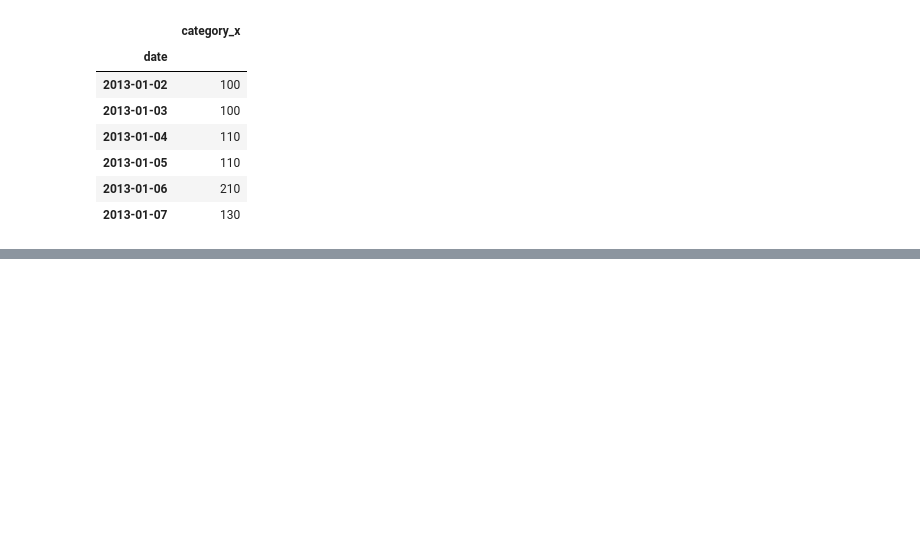
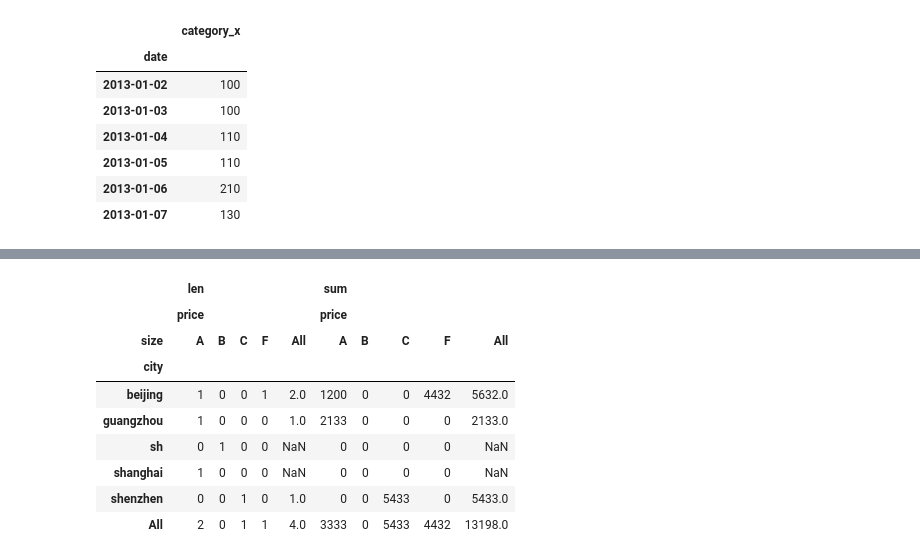
Before and after one commit to shulu/python_note, a Jupyter notebook: jupyternotebook/像Excel一样使用Python进行数据分析.ipynb, the cells around one changed output, grey strips where cells are left out. Drawn from its saved outputs; the diff is of its cells as text; code cells hidden in the pictures; blank space fills up the shorter version.

```diff
--- a/jupyternotebook/像Excel一样使用Python进行数据分析.ipynb
+++ b/jupyternotebook/像Excel一样使用Python进行数据分析.ipynb
@@ -516,0 +624,14 @@ pd.DataFrame(category.str[:3])
+# %%
+#数据透视表
+pd.pivot_table(df_inner, index=["city"], values=["price"], columns=["size"], aggfunc=[len, np.sum], fill_value=0, margins=True)
+# %% [output]
+|  | len |  |  |  |  | sum |  |  |  |  |
+|  | price |  |  |  |  | price |  |  |  |  |
+| size | A | B | C | F | All | A | B | C | F | All |
+| city |  |  |  |  |  |  |  |  |  |  |
+| beijing | 1 | 0 | 0 | 1 | 2.0 | 1200 | 0 | 0 | 4432 | 5632.0 |
+| guangzhou | 1 | 0 | 0 | 0 | 1.0 | 2133 | 0 | 0 | 0 | 2133.0 |
+| sh | 0 | 1 | 0 | 0 | NaN | 0 | 0 | 0 | 0 | NaN |
+| shanghai | 1 | 0 | 0 | 0 | NaN | 0 | 0 | 0 | 0 | NaN |
+| shenzhen | 0 | 0 | 1 | 0 | 1.0 | 0 | 0 | 5433 | 0 | 5433.0 |
+| All | 2 | 0 | 1 | 1 | 4.0 | 3333 | 0 | 5433 | 4432 | 13198.0 |
```
Also changed, not shown: parts of 24 cells of this notebook, 4 other files.
